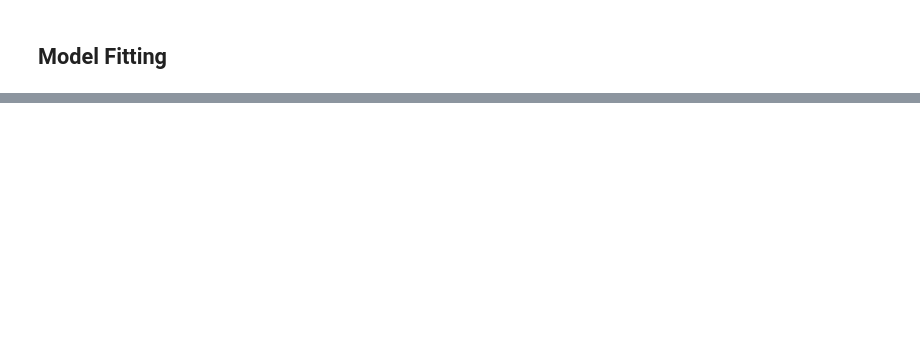
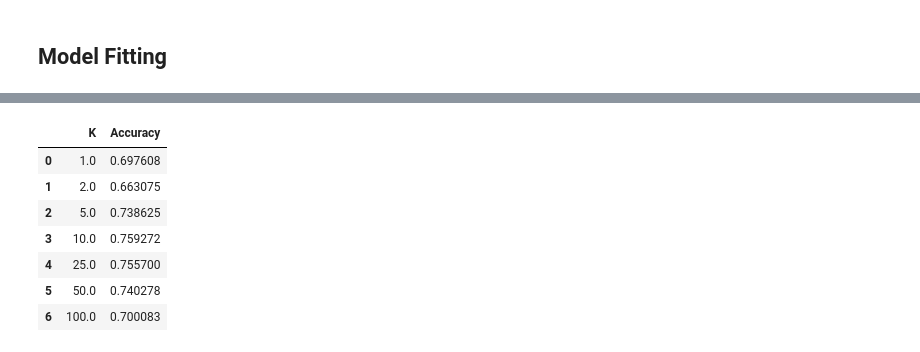
Before and after one commit to akiehl2000/PythonPractice, a Jupyter notebook: JobPlacement/jobsAnalysis.ipynb, the cells around one changed output, grey strips where cells are left out. Drawn from its saved outputs; the diff is of its cells as text; code cells hidden in the pictures; blank space fills up the shorter version.

Commit message:
Add KNN model

```diff
--- a/JobPlacement/jobsAnalysis.ipynb
+++ b/JobPlacement/jobsAnalysis.ipynb
@@ -129,9 +195,3 @@ likelihood_ratio_test(np.array(data['degree_percentage']).reshape(-1, 1), (data[
 # %% [output]
 2.044428524054884e-14
 [figure]
-# %%
-data.boxplot('emp_test_percentage', by = 'status')
-
-logFit = sk.linear_model.LogisticRegression().fit(np.array(data['emp_test_percentage']).reshape(-1, 1), data['status'])
-
-likelihood_ratio_test(np.array(data['emp_test_percentage']).reshape(-1, 1), (data['status'] == 'Placed').astype(int), logFit)
@@ -141,6 +197,0 @@ likelihood_ratio_test(np.array(data['emp_test_percentage']).reshape(-1, 1), (dat
-# %%
-data.boxplot('mba_percent', by = 'status')
-
-logFit = sk.linear_model.LogisticRegression().fit(np.array(data['mba_percent']).reshape(-1, 1), data['status'])
-
-likelihood_ratio_test(np.array(data['mba_percent']).reshape(-1, 1), (data['status'] == 'Placed').astype(int), logFit)
@@ -284,5 +255,2 @@ stats.chi2_contingency(contingency)
 # %% [markdown]
 ## Model Fitting
-# %%
-data['work_experience'] = (data['work_experience'] == 'Yes').astype(int)
-data['specialisation'] = (data['specialisation'] == 'Mkt&Fin').astype(int)
@@ -355,0 +340,64 @@ weighted avg       0.76      0.77      0.76        43
+# %%
+# define function to help tune K
+def CrossValidate(k):
+    """
+    Given a value for K, calculate classification accuracy for a KNN model using 10-fold cross-validation.
+    """
+    # set random seed
+    np.random.seed(2082023)
+
+    # number of folds for cross-validation
+    K = 10
+
+    # randomly select folds
+    folds = np.random.choice(range(K), data.shape[0], replace=True)
+
+    # initialize empty array
+    accuracy = np.zeros([K, 1])
+
+    # loop through folds
+    for fold in range(K - 1):
+        # identify training and held-out data
+        train_data = data.iloc[np.where(folds != fold)]
+        valid_data = data.iloc[np.where(folds == fold)]
+
+        # define training sets
+        train_X = train_data[['ssc_percentage', 'hsc_percentage', 'degree_percentage', 'work_experience']]
+        train_y = train_data['status']
+
+        # define validation sets
+        valid_X = valid_data[['ssc_percentage', 'hsc_percentage', 'degree_percentage', 'work_experience']]
+        valid_y = valid_data['status']
+
+        # fit KNN model
+        knnFit = sk.neighbors.KNeighborsClassifier(n_neighbors=k).fit(train_X, train_y)
+
+        # generate predictions on held-out data
+        knnPred = knnFit.predict(valid_X)
+
+        # calculate predictive accuracy
+        accuracy[fold] = np.mean(knnPred == valid_y)
+
+    # calculate cross-validation predictive accuracy
+    return(np.mean(accuracy))
+
+# intialize data frame for tuning
+Ks = np.array([1, 2, 5, 10, 25, 50, 100]).reshape(7, 1)
+knnResults = pd.DataFrame(np.concatenate((Ks, np.zeros(7).reshape(7, 1)), axis = 1), columns = ['K', 'Accuracy'])
+
+# tune value of K
+for k in Ks:
+    # calculate cross-validation accuracy for given K
+    knnResults['Accuracy'][np.where(knnResults['K'] == k[0])[0]] = CrossValidate(k[0])
+
+# tuning results
+knnResults
+# %% [output]
+|  | K | Accuracy |
+| 0 | 1.0 | 0.697608 |
+| 1 | 2.0 | 0.663075 |
+| 2 | 5.0 | 0.738625 |
+| 3 | 10.0 | 0.759272 |
+| 4 | 25.0 | 0.755700 |
+| 5 | 50.0 | 0.740278 |
+| 6 | 100.0 | 0.700083 |
```
Also changed, not shown: parts of 26 cells of this notebook.
